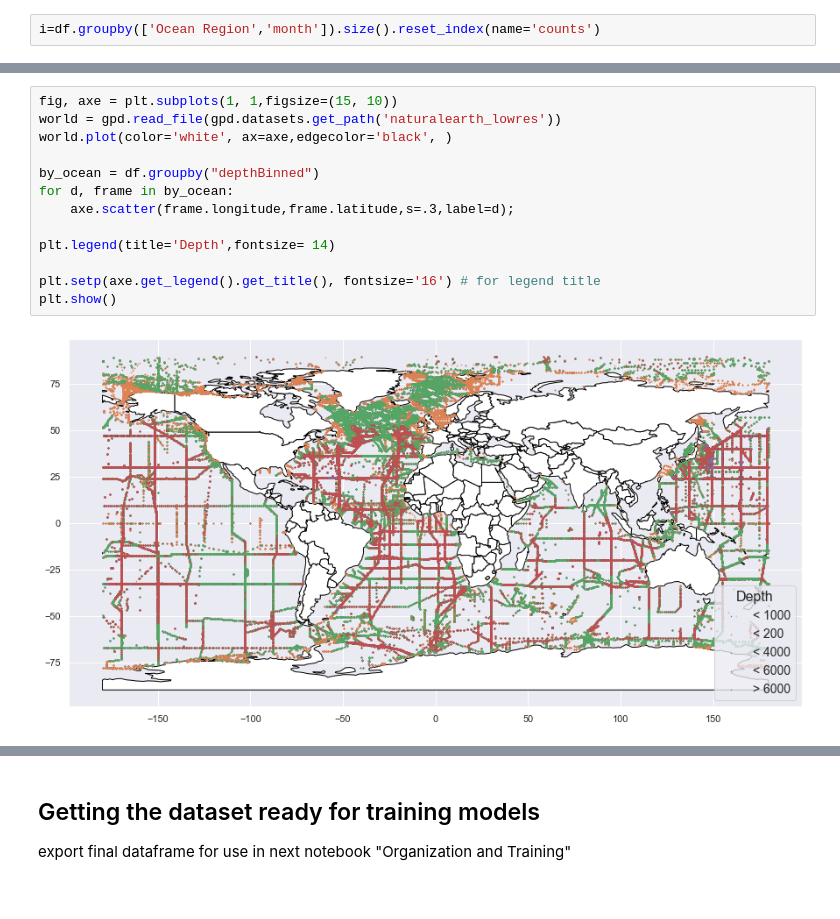
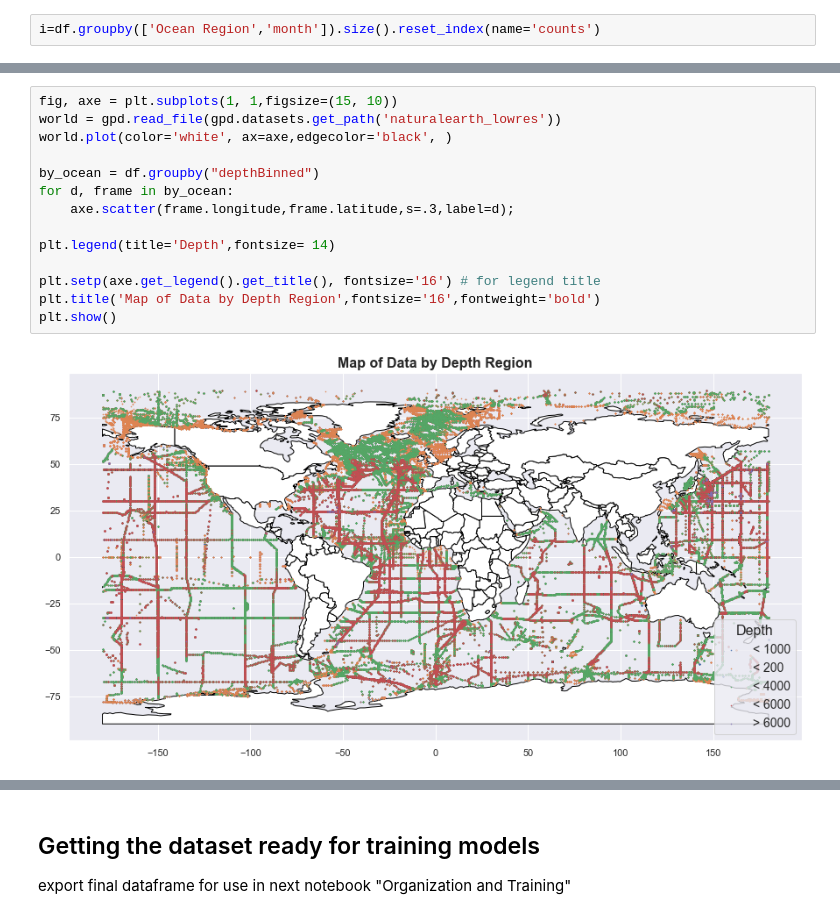
Before and after one commit to ossana1/DATA606_FinalProject, a Jupyter notebook: Notebooks/Phase I_Exploration and Cleaning Part I.ipynb, the cells around one changed output, grey strips where cells are left out. Drawn from its saved outputs; the diff is of its cells as text.

```diff
--- a/Notebooks/Phase I_Exploration and Cleaning Part I.ipynb
+++ b/Notebooks/Phase I_Exploration and Cleaning Part I.ipynb
@@ -467,18 +459,19 @@ plt.show()
 # %%
 fig, axe = plt.subplots(1, 1,figsize=(15, 10))
 world = gpd.read_file(gpd.datasets.get_path('naturalearth_lowres'))
 world.plot(color='white', ax=axe,edgecolor='black', )
 
 by_ocean = df.groupby("depthBinned")
 for d, frame in by_ocean:
     axe.scatter(frame.longitude,frame.latitude,s=.3,label=d);
 
 plt.legend(title='Depth',fontsize= 14)
 
 plt.setp(axe.get_legend().get_title(), fontsize='16') # for legend title
+plt.title('Map of Data by Depth Region',fontsize='16',fontweight='bold')
 plt.show()
 # %% [output]
-[figure, old version]
+[figure, new version]
 # %%
 fig, axe = plt.subplots(1, 1,figsize=(15, 10))
 world = gpd.read_file(gpd.datasets.get_path('naturalearth_lowres'))
```
Also changed, not shown: parts of 26 cells of this notebook.
